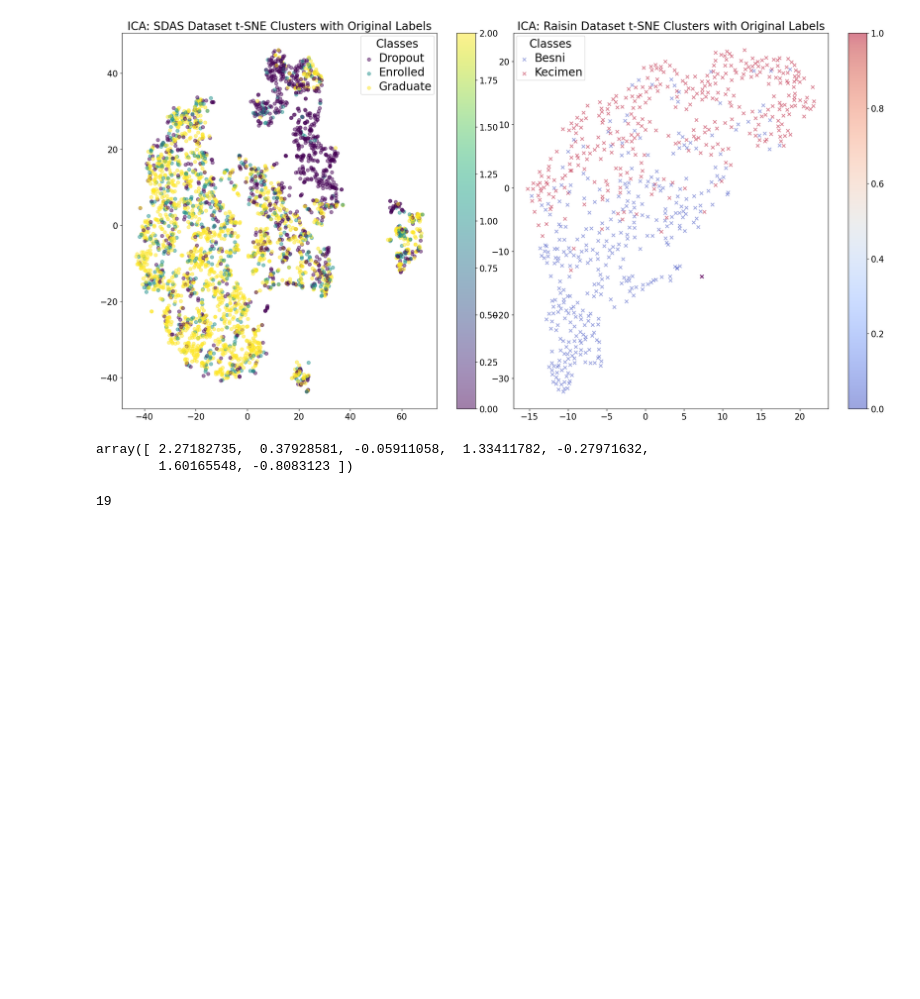
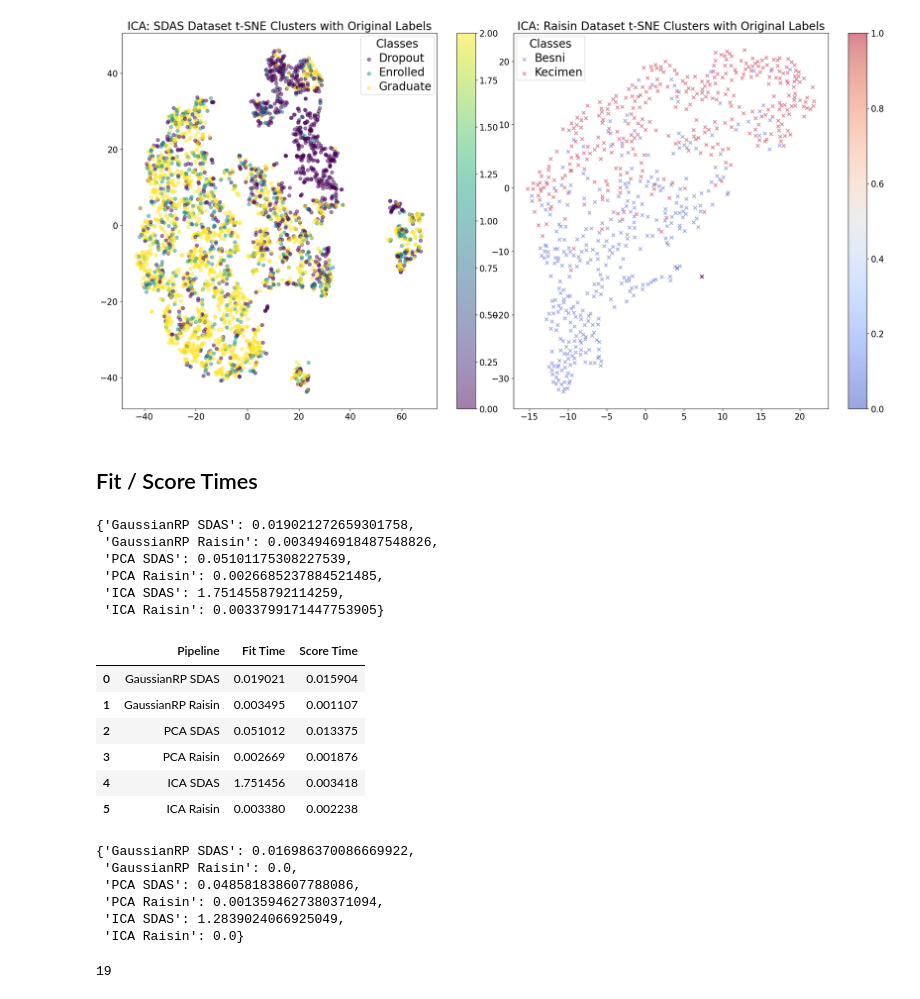
Before and after one commit to climberwb/ML, a Jupyter notebook: A3/DR.ipynb, the cells around one changed output. Saved outputs shown, nothing was run; the diff lists cells and outputs as text; code cells hidden in the pictures; blank space fills up the shorter version.

Commit message:
completed section for and added fit/score times

```diff
--- a/A3/DR.ipynb
+++ b/A3/DR.ipynb
@@ -709,11 +709,78 @@ helpers.increase_font_size_subplots_included(plt)
 plt.show()
 # %% [output]
 [figure]
-# %%
-stats.kurtosistest(ica_raisin["classifier"].components_,axis =1).statistic
-# %% [output]
-array([ 2.27182735,  0.37928581, -0.05911058,  1.33411782, -0.27971632,
-        1.60165548, -0.8083123 ])
+# %% [markdown]
+## Fit / Score Times
+# %%
+reload_notebook_cell()
+
+pr_sdas_pipeline = pipelines.GaussianRP_pipeline(X_train_sdas, list_of_categories=CATEGORY_COLUMNS_UCML, n_components=186, random_state=42)
+pr_raisin_pipeline = pipelines.GaussianRP_pipeline(X_train_raisin, list_of_categories=[], n_components=5, random_state=42)
+
+# Fit PCA for SDAS dataset
+pca_sdas_pipeline  = pipelines.PCA_pipeline(X_train_sdas, list_of_categories=CATEGORY_COLUMNS_UCML, n_components=154, random_state=42)
+pca_raisin_pipeline = pipelines.PCA_pipeline(X_train_raisin, list_of_categories=[], n_components=3, random_state=42)
+
+# Fit ICA for SDAS dataset
+ica_sdas_pipeline = pipelines.ICA_pipeline(X_train_sdas, list_of_categories=CATEGORY_COLUMNS_UCML, n_components=6, random_state=42, whiten = 'unit-variance')
+ica_raisin_pipeline = pipelines.ICA_pipeline(X_train_raisin, list_of_categories=[], n_components=2, random_state=42, whiten = 'unit-variance')
+
+
+# get fit times for the different pipelines average of 5 trials
+
+# Measure fit times
+fit_times = {
+    'GaussianRP SDAS': pipeline_helpers.measure_fit_time(pipelines.GaussianRP_pipeline(X_train_sdas, list_of_categories=CATEGORY_COLUMNS_UCML, n_components=186, random_state=42), X_train_sdas),
+    'GaussianRP Raisin': pipeline_helpers.measure_fit_time(pipelines.GaussianRP_pipeline(X_train_raisin, list_of_categories=[], n_components=5, random_state=42), X_train_raisin),
+    'PCA SDAS':  pipeline_helpers.measure_fit_time(pipelines.PCA_pipeline(X_train_sdas, list_of_categories=CATEGORY_COLUMNS_UCML, n_components=154, random_state=42), X_train_sdas),
+    'PCA Raisin': pipeline_helpers.measure_fit_time(pipelines.PCA_pipeline(X_train_raisin, list_of_categories=[], n_components=3, random_state=42), X_train_raisin),
+    'ICA SDAS': pipeline_helpers.measure_fit_time(pipelines.ICA_pipeline(X_train_sdas, list_of_categories=CATEGORY_COLUMNS_UCML, n_components=6, random_state=42, whiten = 'unit-variance'), X_train_sdas),
+    'ICA Raisin': pipeline_helpers.measure_fit_time(pipelines.ICA_pipeline(X_train_raisin, list_of_categories=[], n_components=2, random_state=42, whiten = 'unit-variance'), X_train_raisin),
+}
+
+score_times = {
+    'GaussianRP SDAS': pipeline_helpers.measure_score_time(pipelines.GaussianRP_pipeline(X_train_sdas, list_of_categories=CATEGORY_COLUMNS_UCML, n_components=186, random_state=42), X_train_sdas),
+    'GaussianRP Raisin': pipeline_helpers.measure_score_time(pipelines.GaussianRP_pipeline(X_train_raisin, list_of_categories=[], n_components=5, random_state=42), X_train_raisin),
+    'PCA SDAS':  pipeline_helpers.measure_score_time( pipelines.PCA_pipeline(X_train_sdas, list_of_categories=CATEGORY_COLUMNS_UCML, n_components=154, random_state=42), X_train_sdas),
+    'PCA Raisin': pipeline_helpers.measure_score_time( pipelines.PCA_pipeline(X_train_raisin, list_of_categories=[], n_components=3, random_state=42), X_train_raisin),
+    'ICA SDAS': pipeline_helpers.measure_score_time( pipelines.ICA_pipeline(X_train_sdas, list_of_categories=CATEGORY_COLUMNS_UCML, n_components=6, random_state=42, whiten = 'unit-variance'), X_train_sdas),
+    'ICA Raisin': pipeline_helpers.measure_score_time( pipelines.ICA_pipeline(X_train_raisin, list_of_categories=[], n_components=2, random_state=42, whiten = 'unit-variance'), X_train_raisin)
+}
+# %%
+fit_times
+# %% [output]
+{'GaussianRP SDAS': 0.019021272659301758,
+ 'GaussianRP Raisin': 0.0034946918487548826,
+ 'PCA SDAS': 0.05101175308227539,
+ 'PCA Raisin': 0.0026685237884521485,
+ 'ICA SDAS': 1.7514558792114259,
+ 'ICA Raisin': 0.0033799171447753905}
+# %%
+import pandas as pd
+# Create a DataFrame from the dictionaries
+df_times = pd.DataFrame({
+    'Pipeline': list(fit_times.keys()),
+    'Fit Time': list(fit_times.values()),
+    'Score Time': list(score_times.values())
+})
+df_times
+# %% [output]
+|  | Pipeline | Fit Time | Score Time |
+| 0 | GaussianRP SDAS | 0.019021 | 0.015904 |
+| 1 | GaussianRP Raisin | 0.003495 | 0.001107 |
+| 2 | PCA SDAS | 0.051012 | 0.013375 |
+| 3 | PCA Raisin | 0.002669 | 0.001876 |
+| 4 | ICA SDAS | 1.751456 | 0.003418 |
+| 5 | ICA Raisin | 0.003380 | 0.002238 |
+# %%
+fit_times
+# %% [output]
+{'GaussianRP SDAS': 0.016986370086669922,
+ 'GaussianRP Raisin': 0.0,
+ 'PCA SDAS': 0.048581838607788086,
+ 'PCA Raisin': 0.0013594627380371094,
+ 'ICA SDAS': 1.2839024066925049,
+ 'ICA Raisin': 0.0}
 # %%
 ica_raisin_ica_features
 
```
Also changed, not shown: parts of 1 cell of this notebook, 6 other files.
